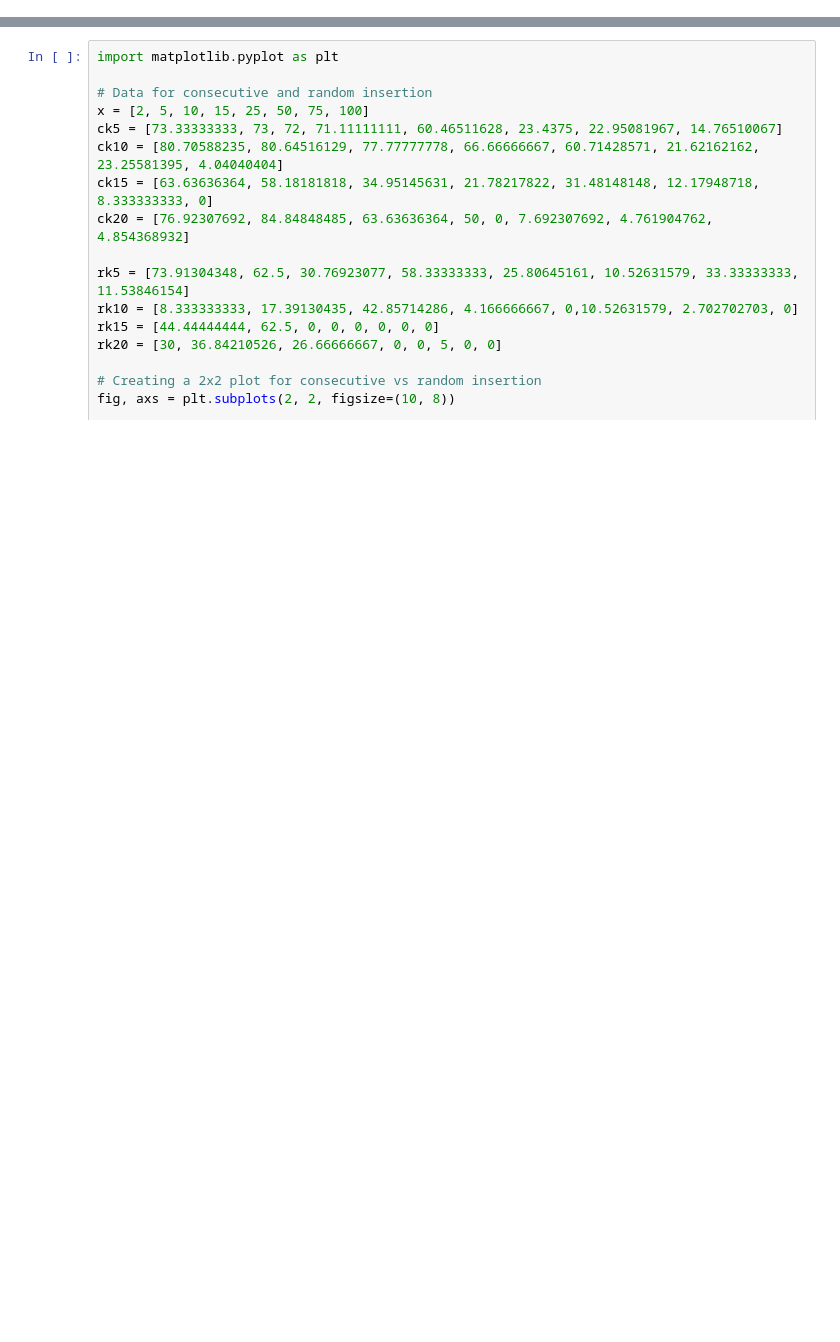
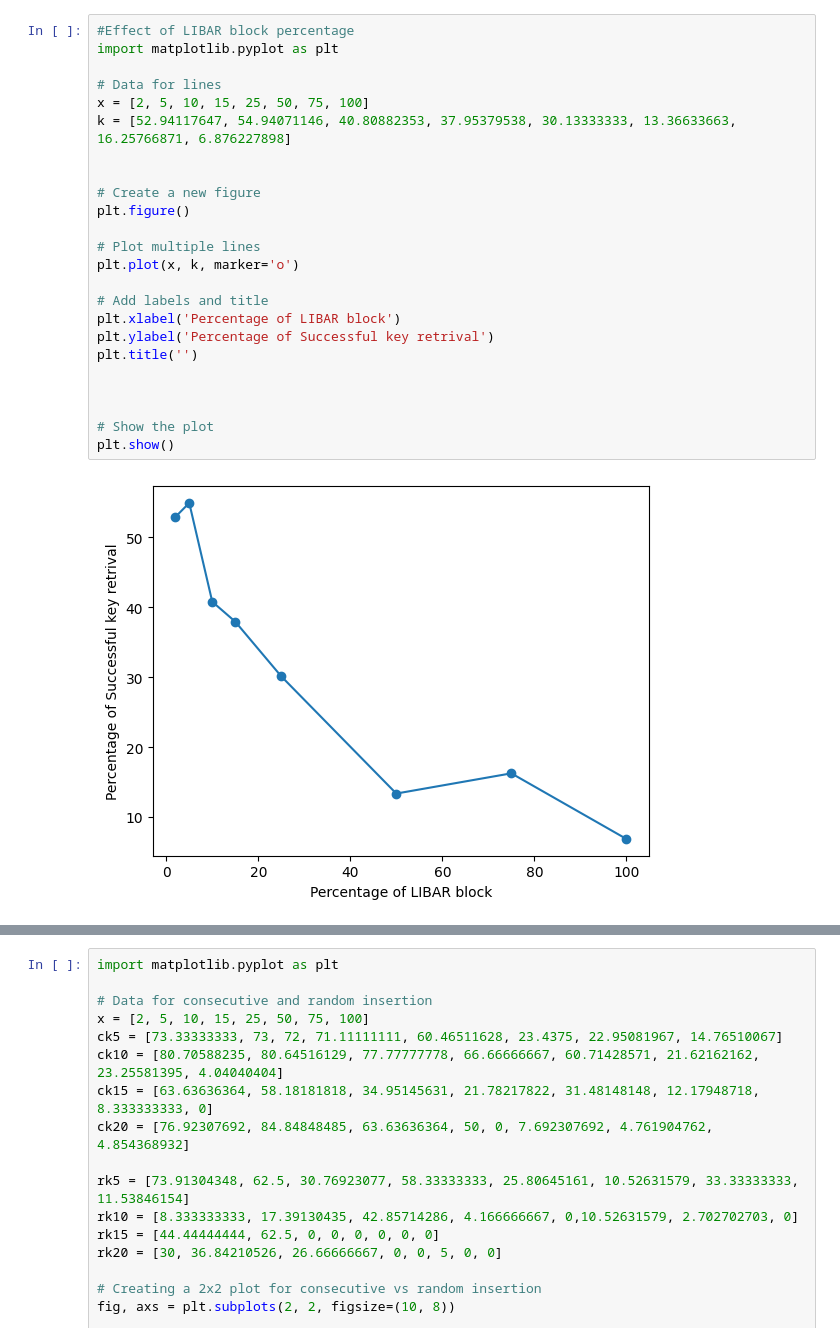
Before and after one commit to mahmud624683/BUET_SAT_SIMULATOR, a Jupyter notebook: src/graph.ipynb, the cells around one changed output, grey strips where cells are left out. Drawn from its saved outputs; the diff is of its cells as text; blank space fills up the shorter version.

```diff
--- a/src/graph.ipynb
+++ b/src/graph.ipynb
@@ -0,0 +1,26 @@
+# %%
+#Effect of LIBAR block percentage
+import matplotlib.pyplot as plt
+
+# Data for lines
+x = [2, 5, 10, 15, 25, 50, 75, 100]
+k = [52.94117647, 54.94071146, 40.80882353, 37.95379538, 30.13333333, 13.36633663, 16.25766871, 6.876227898]
+
+
+# Create a new figure
+plt.figure()
+
+# Plot multiple lines
+plt.plot(x, k, marker='o')
+
+# Add labels and title
+plt.xlabel('Percentage of LIBAR block')
+plt.ylabel('Percentage of Successful key retrival')
+plt.title('')
+
+
+
+# Show the plot
+plt.show()
+# %% [output]
+[figure, added]
```
Also changed, not shown: parts of 5 cells of this notebook, 5 other files.
